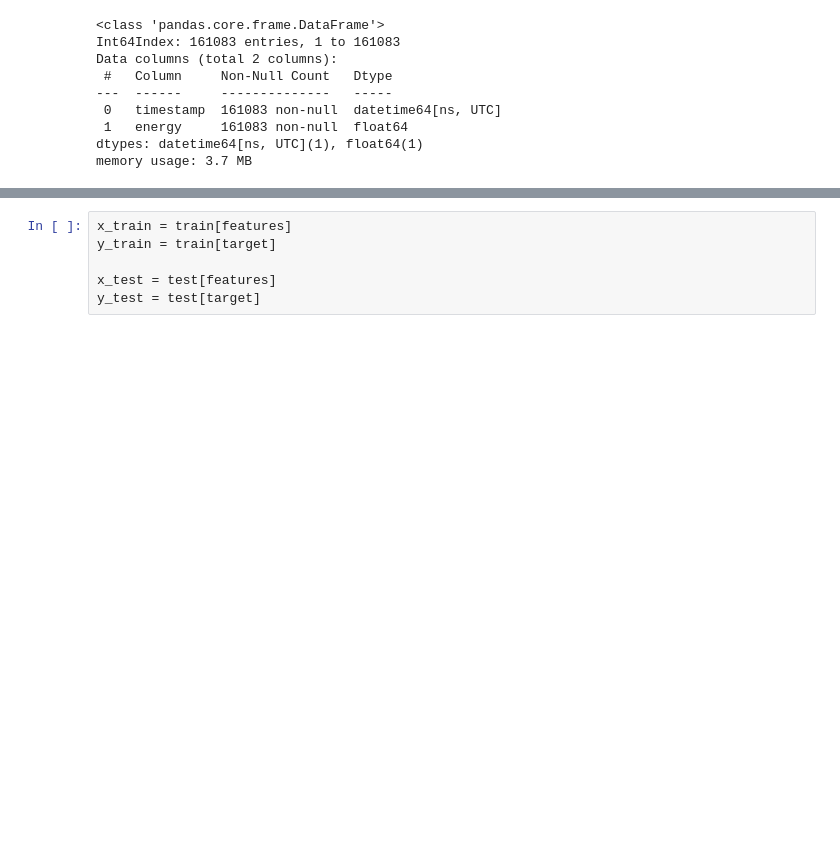
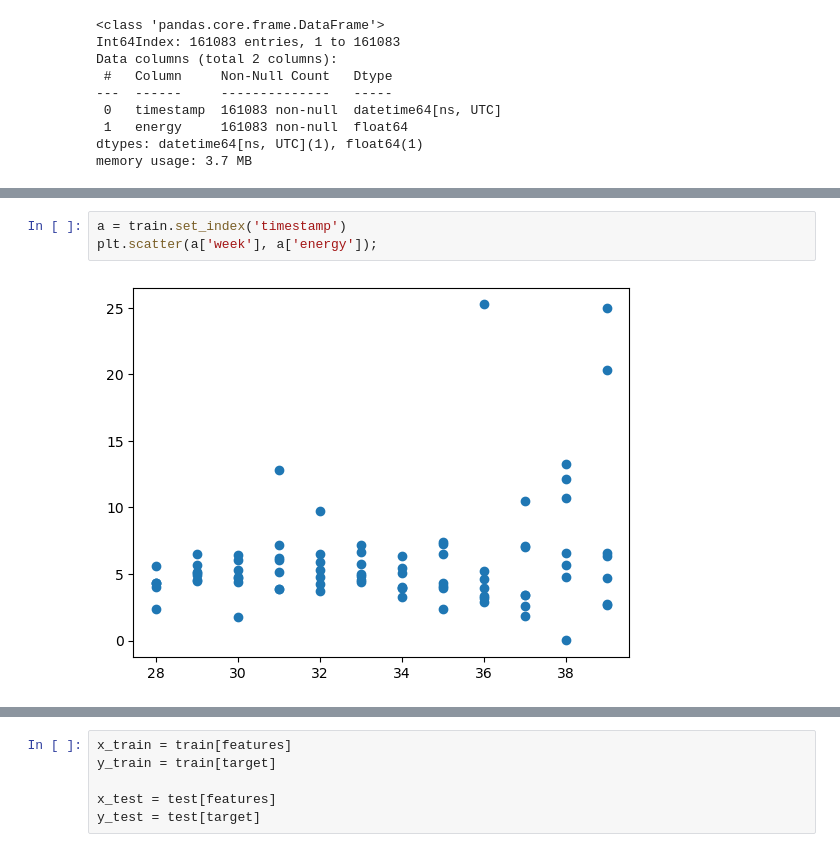
Before and after one commit to Oluwajuwon-O/project_notebooks, a Jupyter notebook: Forecasting with Xgboost.ipynb, the cells around one changed output, grey strips where cells are left out. Drawn from its saved outputs; the diff is of its cells as text; blank space fills up the shorter version.

```diff
--- a/Forecasting with Xgboost.ipynb
+++ b/Forecasting with Xgboost.ipynb
@@ -130,3 +165,8 @@ sns.boxplot(data = train, x='hour', y='energy');
+# %%
+a = train.set_index('timestamp')
+plt.scatter(a['week'], a['energy']);
+# %% [output]
+[figure, added]
 # %%
 train.columns
 # %% [output]
```
Also changed, not shown: parts of 17 cells of this notebook.
